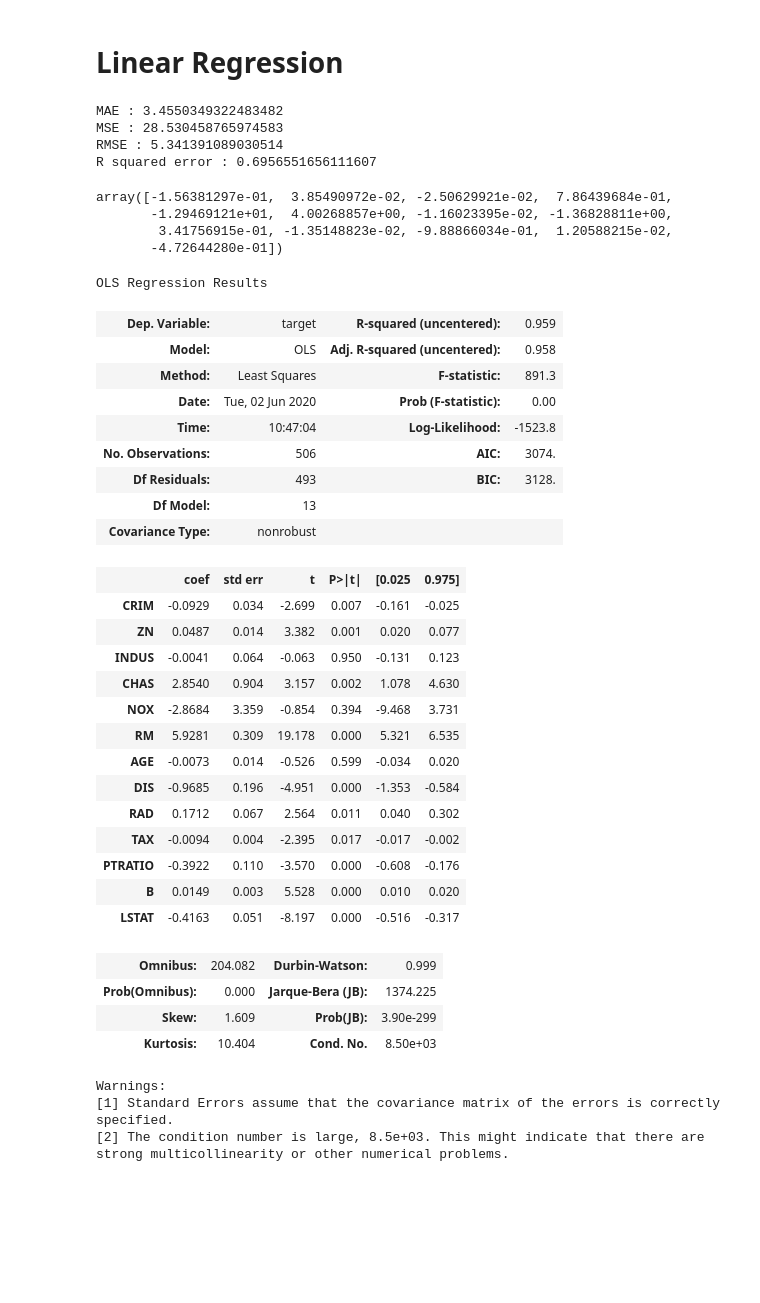
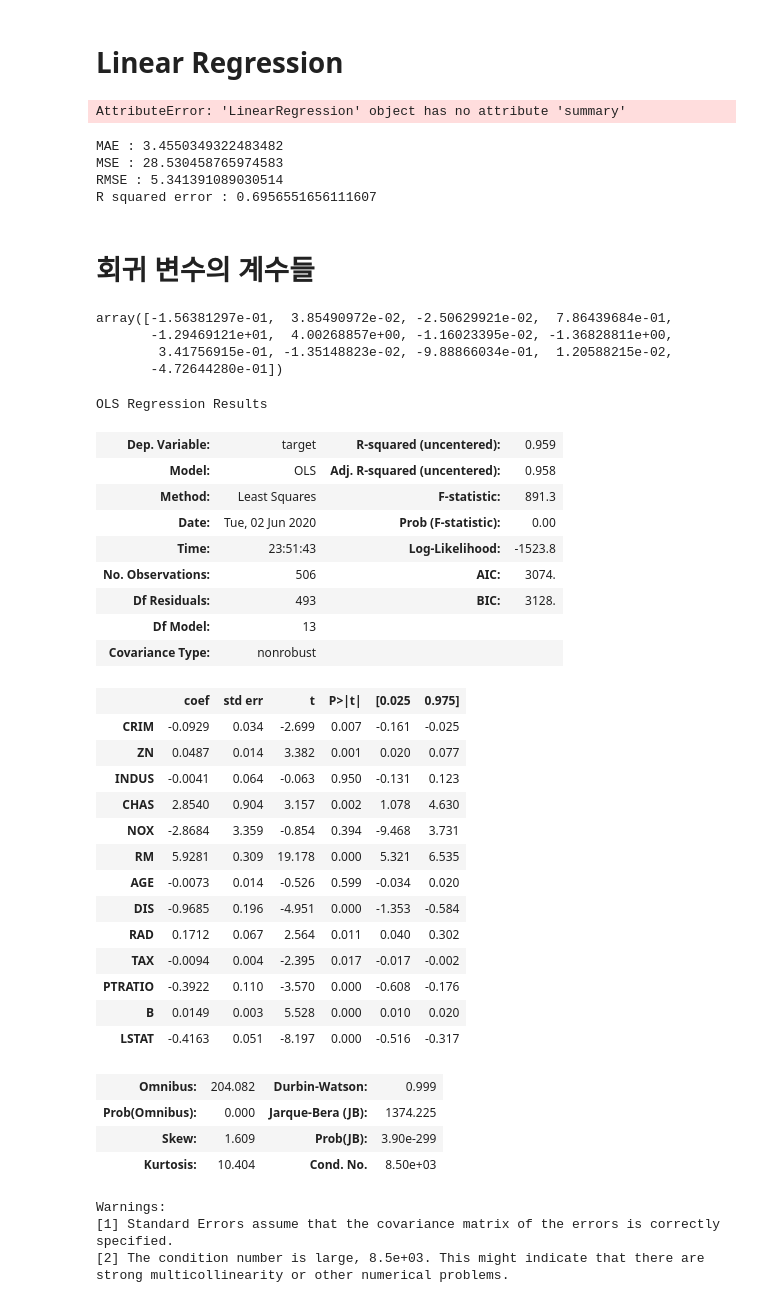
Before and after one commit to xddongx/flexink, a Jupyter notebook: study/multiple regression.ipynb, the cells around one changed output. Drawn from its saved outputs; the diff is of its cells as text; code cells hidden in the pictures; blank space fills up the shorter version.

```diff
--- a/study/multiple regression.ipynb
+++ b/study/multiple regression.ipynb
@@ -95,6 +95,10 @@ lm = LinearRegression()
 lm.fit(X_train, Y_train)
 
 Y_pred = lm.predict(X_test)
+# %%
+lm.summary()
+# %% [output]
+AttributeError: 'LinearRegression' object has no attribute 'summary'
 # %%
 from sklearn import metrics
 from sklearn.metrics import r2_score
@@ -108,6 +112,8 @@ MAE : 3.4550349322483482
 MSE : 28.530458765974583
 RMSE : 5.341391089030514
 R squared error : 0.6956551656111607
+# %% [markdown]
+# 회귀 변수의 계수들
 # %%
 lm.coef_
 # %% [output]
@@ -116,15 +122,17 @@ array([-1.56381297e-01,  3.85490972e-02, -2.50629921e-02,  7.86439684e-01,
         3.41756915e-01, -1.35148823e-02, -9.88866034e-01,  1.20588215e-02,
        -4.72644280e-01])
 # %%
-from statsmodels.api import OLS
-OLS(Y,X).fit().summary()
+import statsmodels.api as sm
+model = sm.OLS(Y,X)
+results = model.fit()
+results.summary()
 # %% [output]
 OLS Regression Results
 | Dep. Variable: | target | R-squared (uncentered): | 0.959 |
 | Model: | OLS | Adj. R-squared (uncentered): | 0.958 |
 | Method: | Least Squares | F-statistic: | 891.3 |
 | Date: | Tue, 02 Jun 2020 | Prob (F-statistic): | 0.00 |
-| Time: | 10:47:04 | Log-Likelihood: | -1523.8 |
+| Time: | 23:51:43 | Log-Likelihood: | -1523.8 |
 | No. Observations: | 506 | AIC: | 3074. |
 | Df Residuals: | 493 | BIC: | 3128. |
 | Df Model: | 13 |  |  |
```
Also changed, not shown: parts of 8 cells of this notebook, 1 other file.
